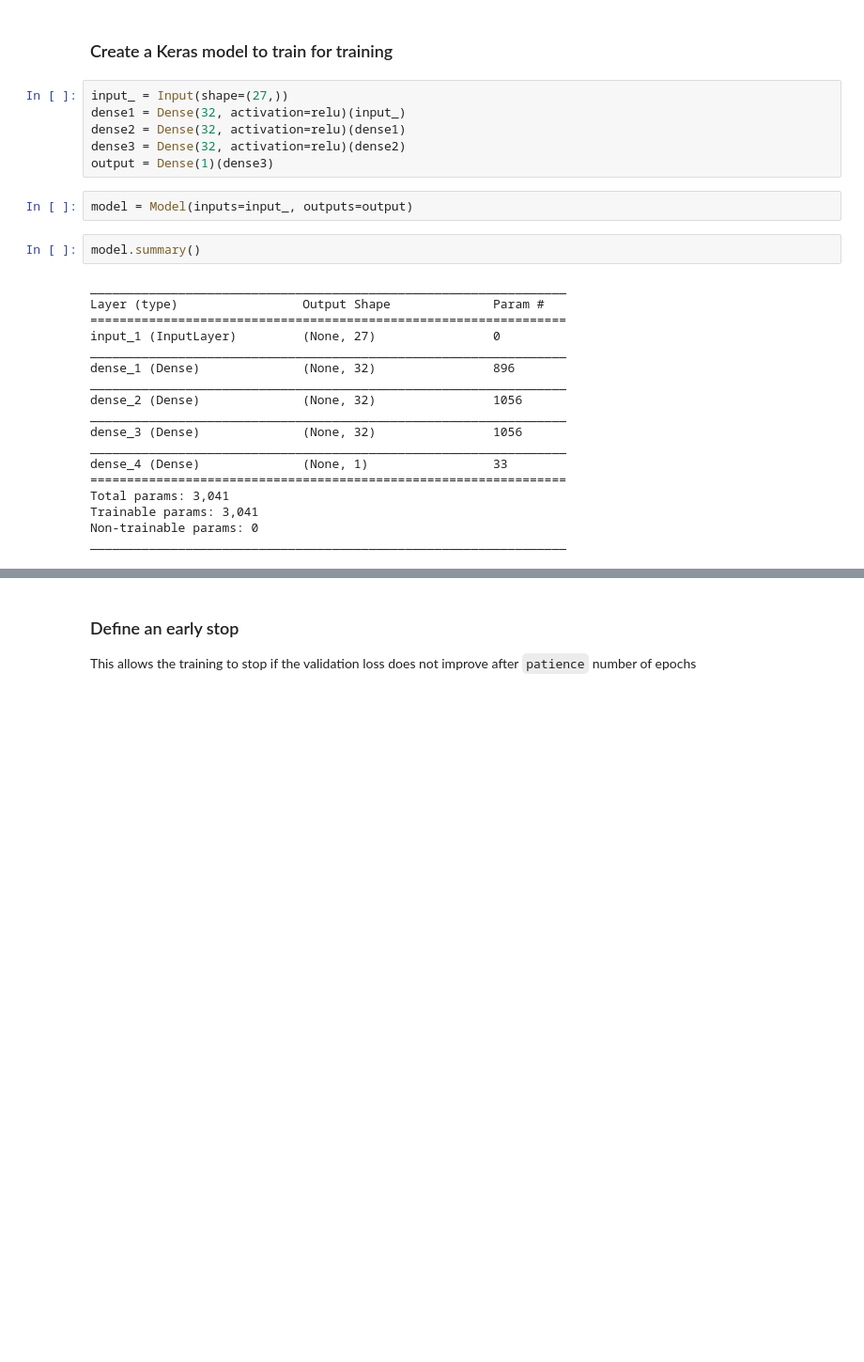
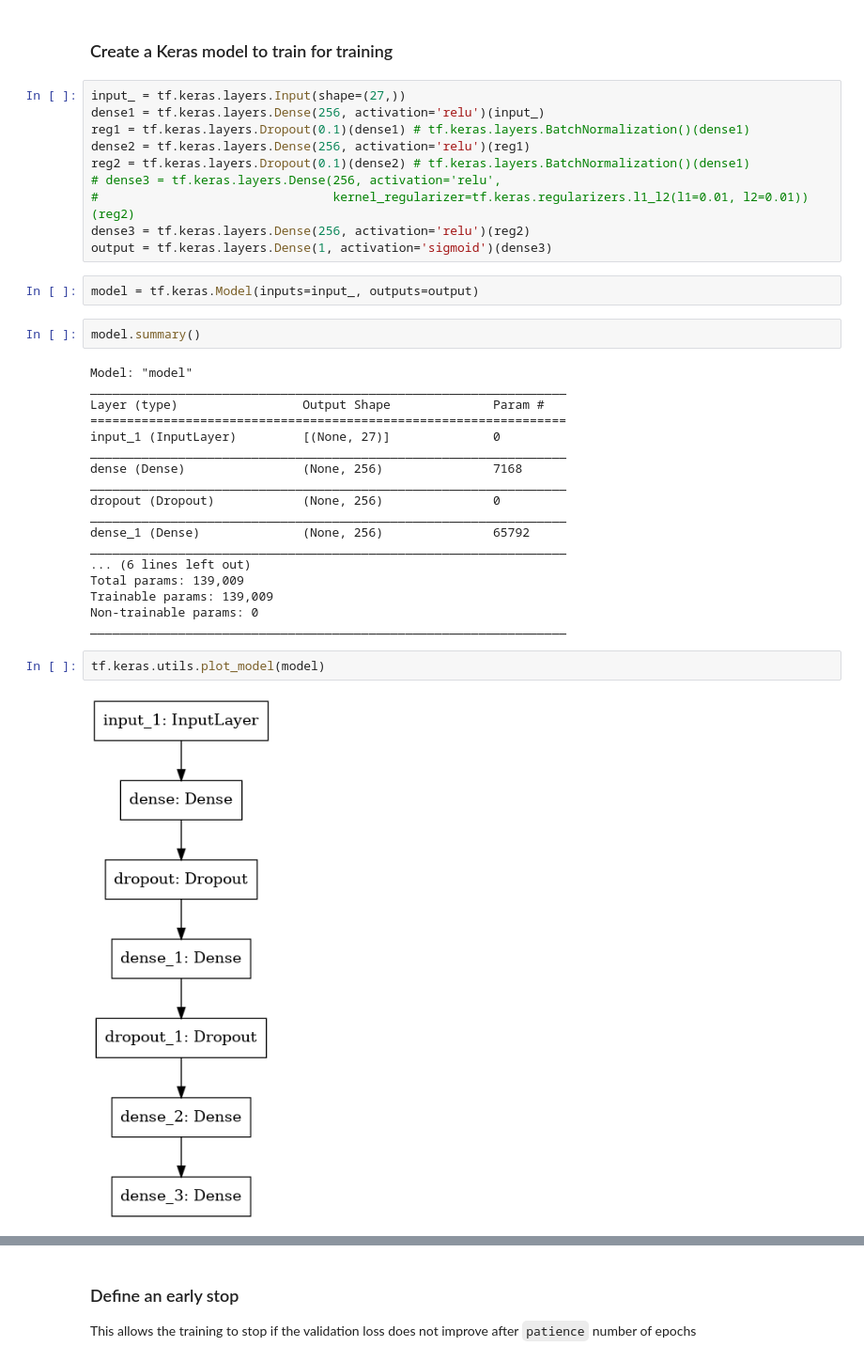
Before and after one commit to baluyotraf/lecture-neural-networks, a Jupyter notebook: demo/03_Dense_Networks.ipynb, the cells around one changed output, grey strips where cells are left out. Shown: that part at 94% size. Drawn from its saved outputs; the diff is of its cells as text; blank space fills up the shorter version.

Commit message:
Added updated version of the Dense Network slide

```diff
--- a/demo/03_Dense_Networks.ipynb
+++ b/demo/03_Dense_Networks.ipynb
@@ -106,32 +127,40 @@ test_X.shape
 (2000, 27)
 # %% [markdown]
 ### Create a Keras model to train for training
-# %%
-input_ = Input(shape=(27,))
-dense1 = Dense(32, activation=relu)(input_)
-dense2 = Dense(32, activation=relu)(dense1)
-dense3 = Dense(32, activation=relu)(dense2)
-output = Dense(1)(dense3)
+# %%
+input_ = tf.keras.layers.Input(shape=(27,))
+dense1 = tf.keras.layers.Dense(256, activation='relu')(input_)
+reg1 = tf.keras.layers.Dropout(0.1)(dense1) # tf.keras.layers.BatchNormalization()(dense1)
+dense2 = tf.keras.layers.Dense(256, activation='relu')(reg1)
+reg2 = tf.keras.layers.Dropout(0.1)(dense2) # tf.keras.layers.BatchNormalization()(dense1)
+# dense3 = tf.keras.layers.Dense(256, activation='relu',
+#                                kernel_regularizer=tf.keras.regularizers.l1_l2(l1=0.01, l2=0.01))(reg2)
+dense3 = tf.keras.layers.Dense(256, activation='relu')(reg2)
+output = tf.keras.layers.Dense(1, activation='sigmoid')(dense3)
 # %%
-model = Model(inputs=input_, outputs=output)
+model = tf.keras.Model(inputs=input_, outputs=output)
 # %%
 model.summary()
 # %% [output]
+Model: "model"
 _________________________________________________________________
 Layer (type)                 Output Shape              Param #
 =================================================================
-input_1 (InputLayer)         (None, 27)                0
+input_1 (InputLayer)         [(None, 27)]              0
 _________________________________________________________________
-dense_1 (Dense)              (None, 32)                896
+dense (Dense)                (None, 256)               7168
 _________________________________________________________________
-dense_2 (Dense)              (None, 32)                1056
+dropout (Dropout)            (None, 256)               0
 _________________________________________________________________
-dense_3 (Dense)              (None, 32)                1056
+dense_1 (Dense)              (None, 256)               65792
 _________________________________________________________________
-dense_4 (Dense)              (None, 1)                 33
-=================================================================
-Total params: 3,041
-Trainable params: 3,041
+... (6 lines left out)
+Total params: 139,009
+Trainable params: 139,009
 Non-trainable params: 0
 _________________________________________________________________
+# %%
+tf.keras.utils.plot_model(model)
+# %% [output]
+[figure, added]
 # %%
```
Also changed, not shown: parts of 23 cells of this notebook.
